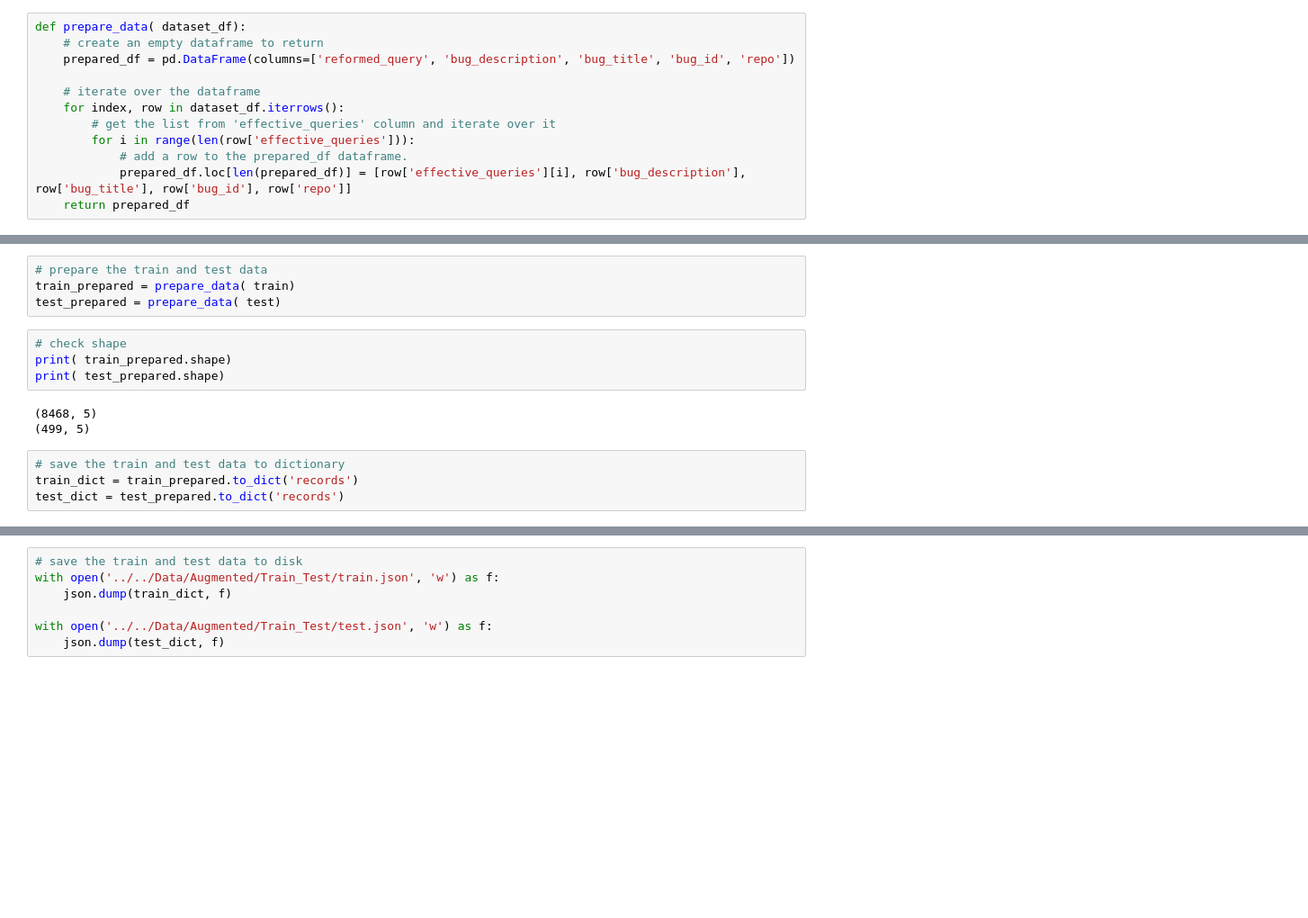
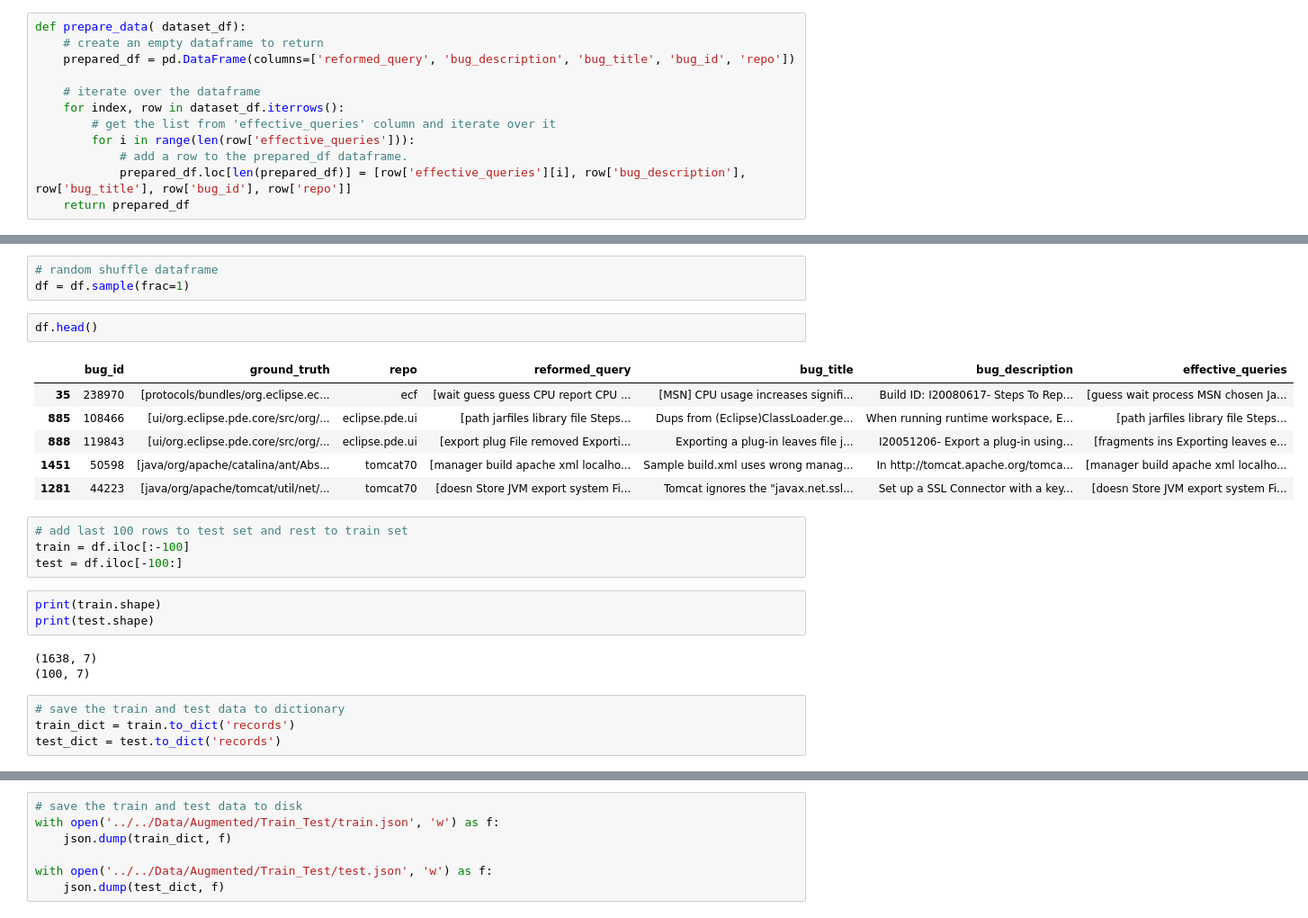
Before and after one commit to asifsamir/RecSys-QueryReformulation_T5, a Jupyter notebook: Dataset_Creation/Augment/Train_Test.ipynb, the cells around one changed output, grey strips where cells are left out. Shown: that part at 90% size. Cells and saved outputs as stored; diff of their text form; blank space fills up the shorter version.

Commit message:
train-test in new technique to save some hassle.

```diff
--- a/Dataset_Creation/Augment/Train_Test.ipynb
+++ b/Dataset_Creation/Augment/Train_Test.ipynb
@@ -36,18 +41,29 @@ train, test = train_test_split(df, test_size=0.056, random_state=42, shuffle=Tru
+# %%
+# random shuffle dataframe
+df = df.sample(frac=1)
+# %%
+df.head()
+# %% [output]
+|  | bug_id | ground_truth | repo | reformed_query | bug_title | bug_description | effective_queries |
+| 35 | 238970 | [protocols/bundles/org.eclipse.ec... | ecf | [wait guess guess CPU report CPU ... | [MSN] CPU usage increases signifi... | Build ID: I20080617- Steps To Rep... | [guess wait process MSN chosen Ja... |
+| 885 | 108466 | [ui/org.eclipse.pde.core/src/org/... | eclipse.pde.ui | [path jarfiles library file Steps... | Dups from (Eclipse)ClassLoader.ge... | When running runtime workspace, E... | [path jarfiles library file Steps... |
+| 888 | 119843 | [ui/org.eclipse.pde.core/src/org/... | eclipse.pde.ui | [export plug File removed Exporti... | Exporting a plug-in leaves file j... | I20051206- Export a plug-in using... | [fragments ins Exporting leaves e... |
+| 1451 | 50598 | [java/org/apache/catalina/ant/Abs... | tomcat70 | [manager build apache xml localho... | Sample build.xml uses wrong manag... | In http://tomcat.apache.org/tomca... | [manager build apache xml localho... |
+| 1281 | 44223 | [java/org/apache/tomcat/util/net/... | tomcat70 | [doesn Store JVM export system Fi... | Tomcat ignores the "javax.net.ssl... | Set up a SSL Connector with a key... | [doesn Store JVM export system Fi... |
+# %%
+# add last 100 rows to test set and rest to train set
+train = df.iloc[:-100]
+test = df.iloc[-100:]
+# %%
+print(train.shape)
+print(test.shape)
+# %% [output]
+(1638, 7)
+(100, 7)
 # %%
-# prepare the train and test data
-train_prepared = prepare_data( train)
-test_prepared = prepare_data( test)
+# save the train and test data to dictionary
+train_dict = train.to_dict('records')
+test_dict = test.to_dict('records')
-# %%
-# check shape
-print( train_prepared.shape)
-print( test_prepared.shape)
-# %% [output]
-(8468, 5)
-(499, 5)
-# %%
-# save the train and test data to dictionary
-train_dict = train_prepared.to_dict('records')
-test_dict = test_prepared.to_dict('records')
 # %%
 print(test_dict)
 # %% [output]
```
Also changed, not shown: parts of 4 cells of this notebook, 2 other files.
